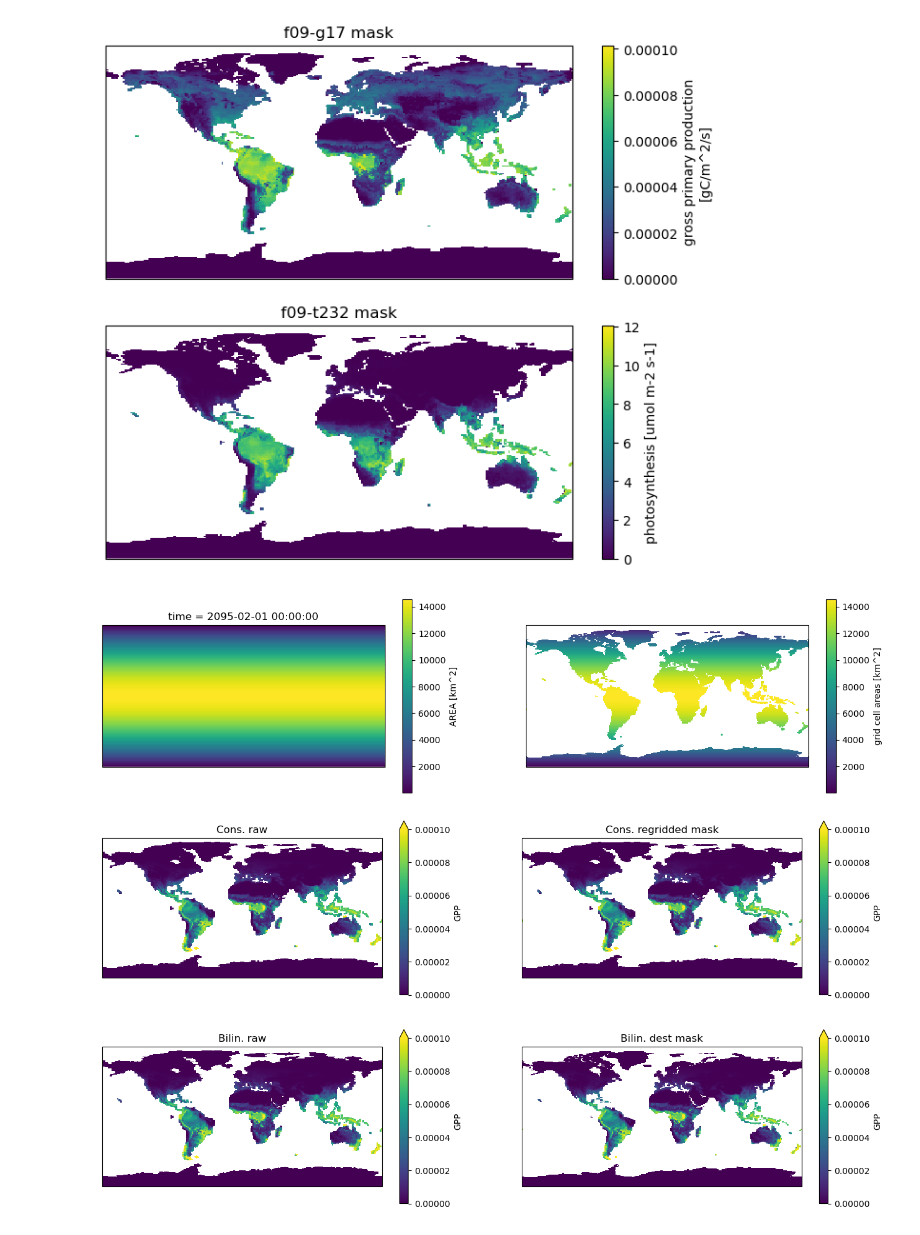
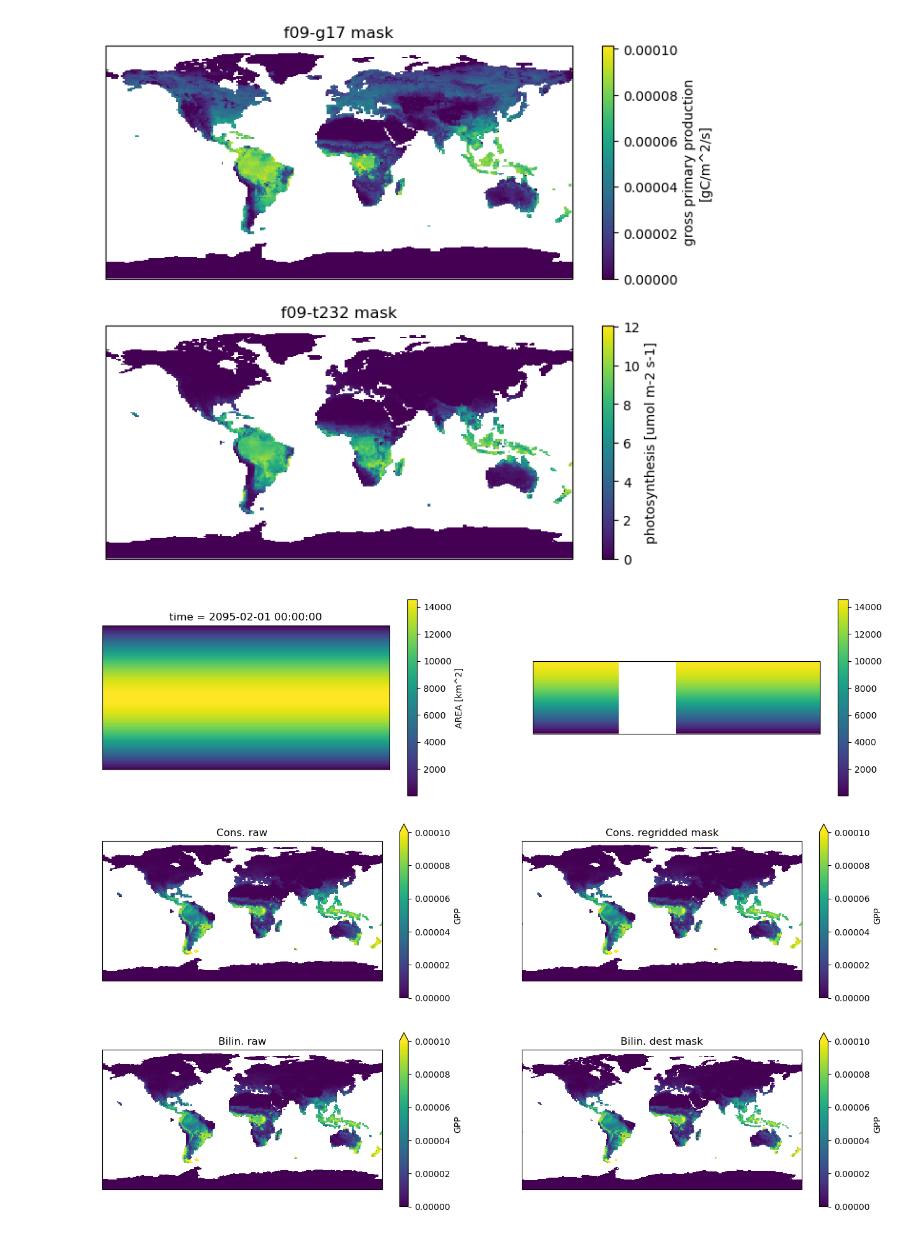
Before and after one commit to NCAR/ADF, a Jupyter notebook: scripts/regridding/regrid_conservative.ipynb, the cells around one changed output. Saved outputs shown, nothing was run; the diff lists cells and outputs as text; code cells hidden in the pictures.

```diff
--- a/scripts/regridding/regrid_conservative.ipynb
+++ b/scripts/regridding/regrid_conservative.ipynb
@@ -139,17 +149,19 @@ fv_t232.FPSN.isel(time=0).plot(ax=axs[1])
 axs[1].set_title('f09-t232 mask') ;
 # %% [output]
 [figure]
-# %%
-fig, axs = plt.subplots(nrows=1,ncols=2,
-                        subplot_kw=dict(projection=ccrs.PlateCarree()),
-                        figsize=(16,4))
-axs=axs.flatten()
-(fv_cam_area).plot(ax=axs[0]) ;
-fv_t232.area.plot(ax=axs[1]) ;
-
-# add wall to wall area to clm history file
-fv_cam_area['lat'] = fv_t232.lat
-fv_cam_area['lon'] = fv_t232.lon
-fv_t232['area'] = fv_cam_area
-# %% [output]
-[figure, removed]
+# %%
+# calculate are directly from weight file.
+ds_weight = xr.open_dataset(con_weight_file)
+
+SHR_CONST_REARTH  = 6.37122e3    # radius of earth ~ km
+area_raw = ds_weight.area_b * (SHR_CONST_REARTH**2)
+area_shape = xr.DataArray(area_raw.data.reshape(192,288), dims=("lat", "lon"))
+fig, axs = plt.subplots(nrows=1,ncols=2,
+                        subplot_kw=dict(projection=ccrs.PlateCarree()),
+                        figsize=(16,4))
+axs=axs.flatten()
+(fv_cam_area).plot(ax=axs[0]) ;
+# fv_t232.area.plot(ax=axs[1]) ;
+area_shape.plot(ax=axs[1], x='lon',y='lat');
+# %% [output]
+[figure, added]
```
Also changed, not shown: parts of 12 cells of this notebook, 3 other files.
